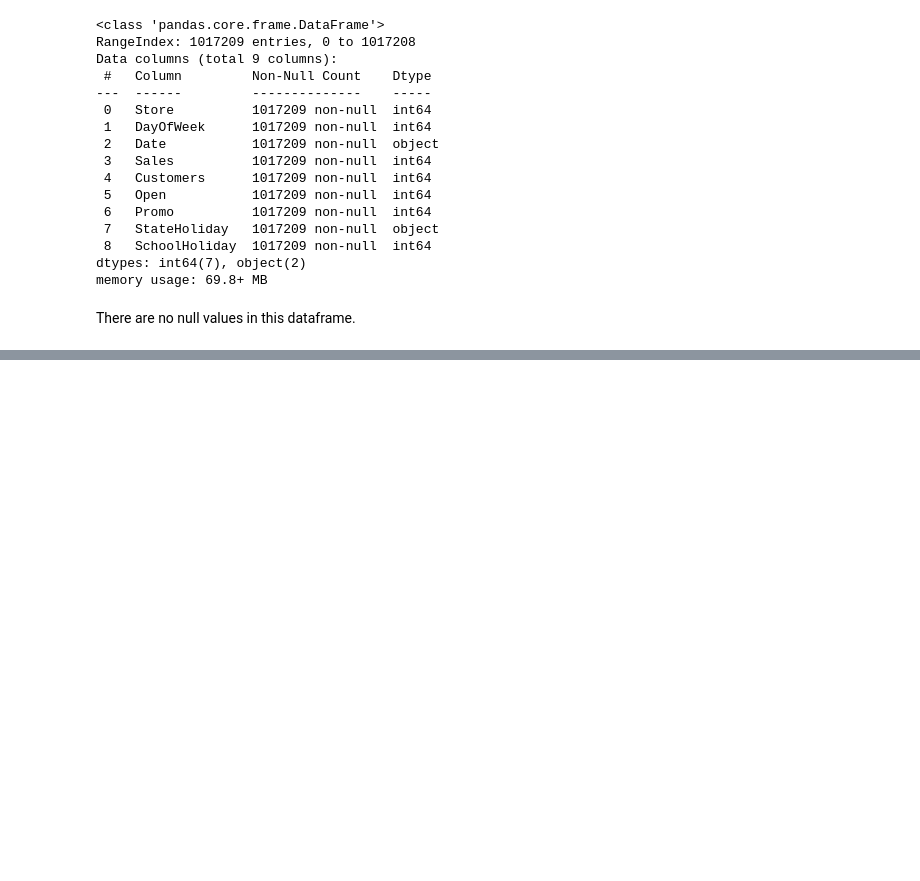
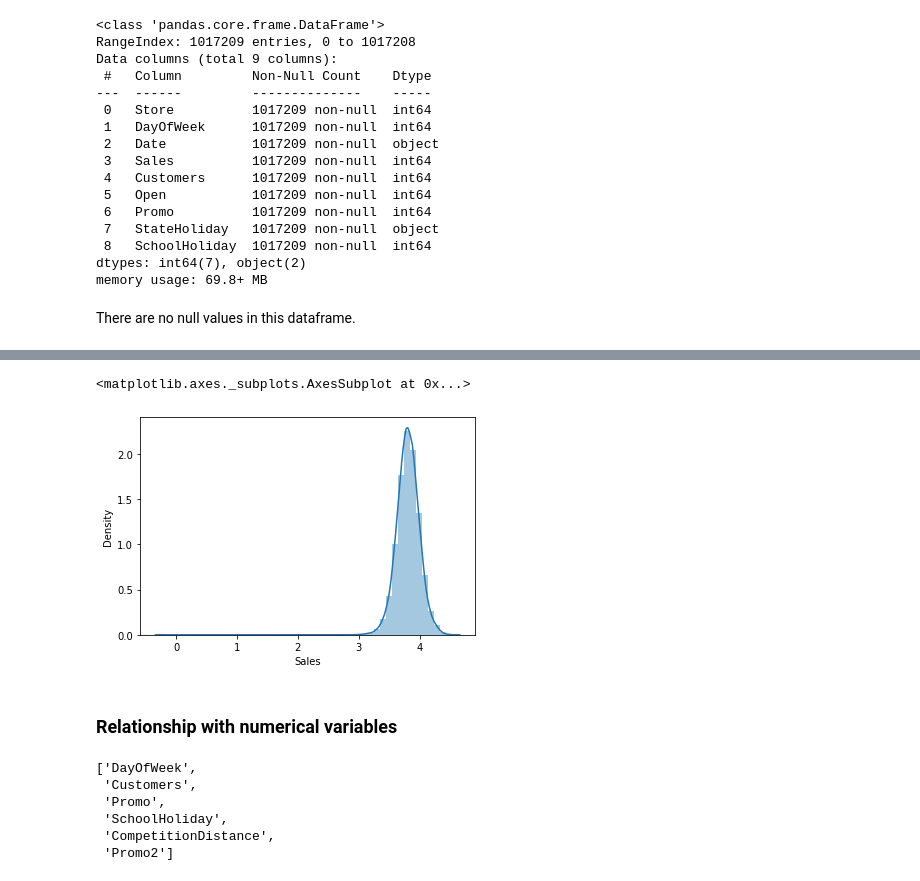
Before and after one commit to nihalhabeeb/Retail-Sales-Prediction, a Jupyter notebook: Retail_Sales_Prediction_Capstone_Project.ipynb, the cells around one changed output, grey strips where cells are left out. Cells and saved outputs as stored; diff of their text form; code cells hidden in the pictures; blank space fills up the shorter version.

```diff
--- a/Retail_Sales_Prediction_Capstone_Project.ipynb
+++ b/Retail_Sales_Prediction_Capstone_Project.ipynb
@@ -216,0 +317,23 @@ There are no null values in this dataframe.
+# %%
+# log transformation of sales
+sns.distplot(np.log10(dataset['Sales']))
+# %% [output]
+<matplotlib.axes._subplots.AxesSubplot at 0x...>
+[figure, added]
+# %% [markdown]
+### Relationship with numerical variables
+# %%
+# list of all the numerical features
+numerical_features = list(dataset.describe().columns)
+# remove Store (which is just an ID of each stores)
+numerical_features.remove('Store')
+# remove dependent variable (Sales)
+numerical_features.remove('Sales')
+numerical_features
+# %% [output]
+['DayOfWeek',
+ 'Customers',
+ 'Promo',
+ 'SchoolHoliday',
+ 'CompetitionDistance',
+ 'Promo2']
```
Also changed, not shown: parts of 56 cells of this notebook.
